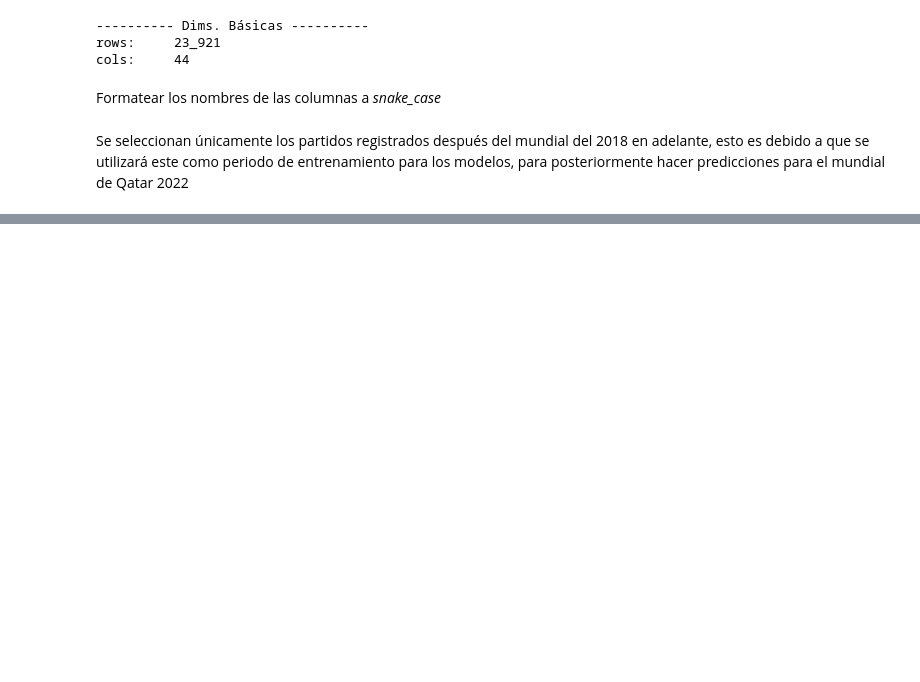
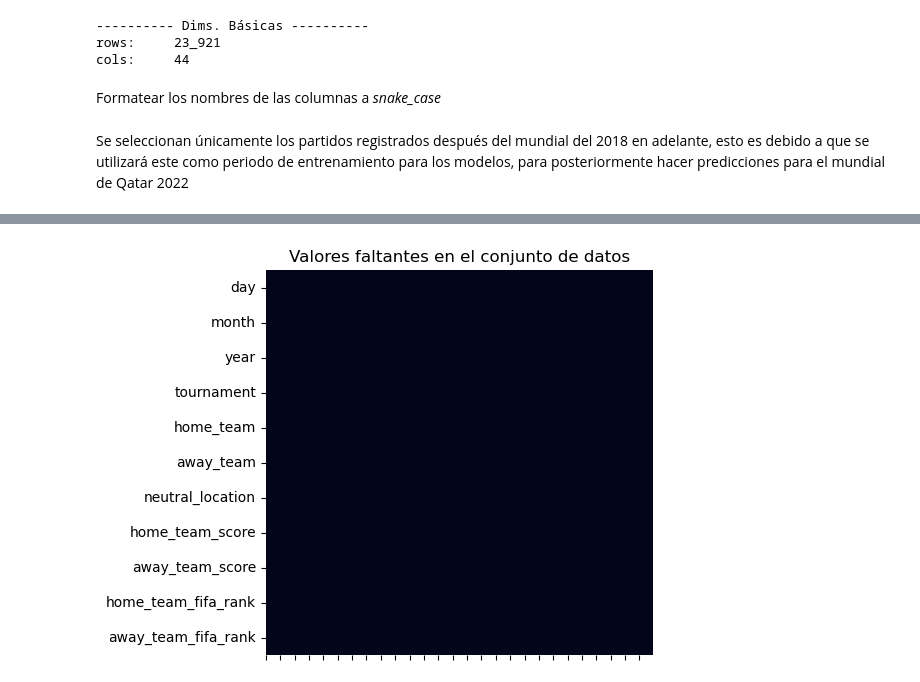
Before and after one commit to CAMM961001/futbol_bayes, a Jupyter notebook: notebooks/analisis_exploratorio.ipynb, the cells around one changed output, grey strips where cells are left out. Cells and saved outputs as stored; diff of their text form; code cells hidden in the pictures; blank space fills up the shorter version.

Commit message:
Primeras visualizaciones

```diff
--- a/notebooks/analisis_exploratorio.ipynb
+++ b/notebooks/analisis_exploratorio.ipynb
@@ -91,0 +89,17 @@ futbol_mask
+# %%
+# Especificaciones de figura
+fig, ax = plt.subplots(figsize=(5,5))
+
+# Elementos de figura
+sns.heatmap(
+    futbol_mask.isna().T
+    ,cbar=False
+    ,ax=ax)
+
+# Anotaciones y estilo
+ax.set_title('Valores faltantes en el conjunto de datos')
+ax.set_xticklabels('')
+
+plt.show()
+# %% [output]
+[figure, added]
```
Also changed, not shown: parts of 6 cells of this notebook.
